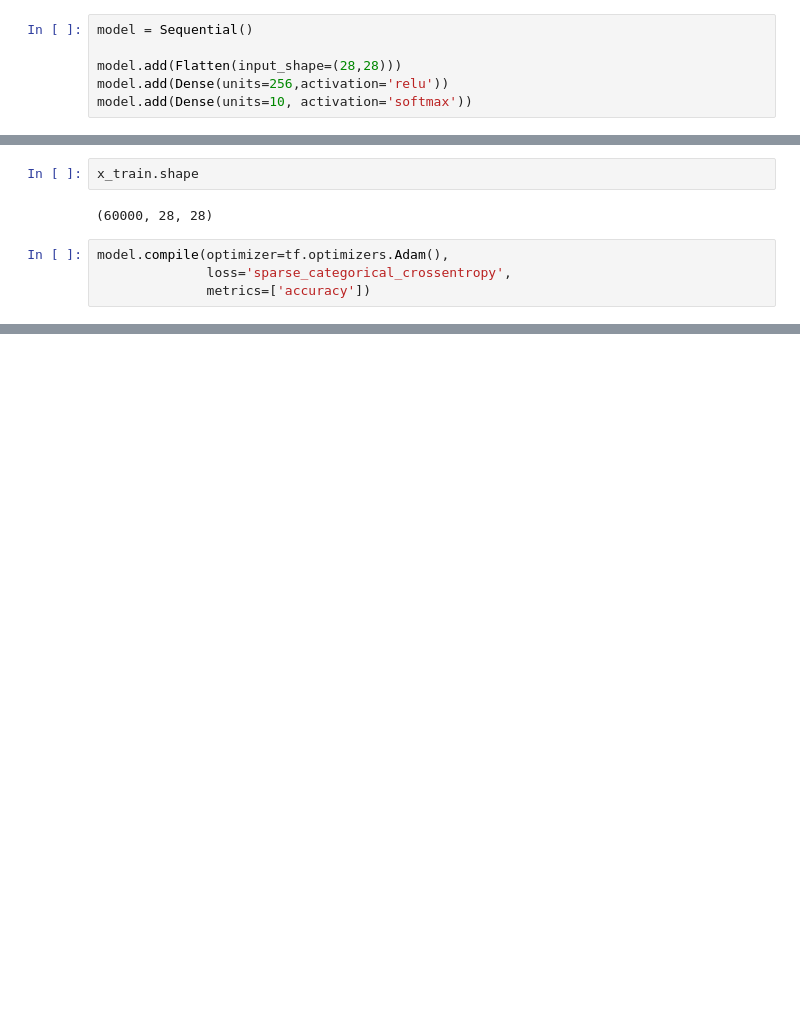
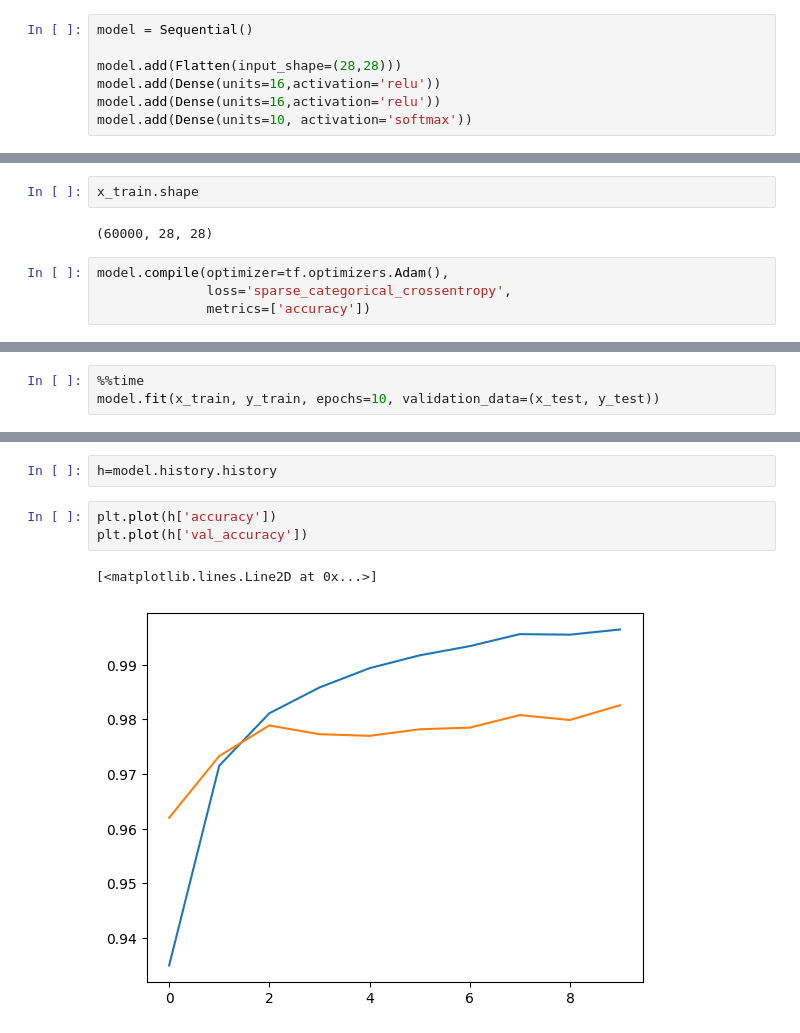
Before and after one commit to pgodschalk/practicalDL, a Jupyter notebook: Untitled.ipynb, the cells around one changed output, grey strips where cells are left out. Saved outputs shown, nothing was run; the diff lists cells and outputs as text; blank space fills up the shorter version.

Commit message:
Train a model

```diff
--- a/Untitled.ipynb
+++ b/Untitled.ipynb
@@ -74,7 +74,8 @@ from tensorflow.keras.layers import Dense, Flatten
 model = Sequential()
 
 model.add(Flatten(input_shape=(28,28)))
-model.add(Dense(units=256,activation='relu'))
+model.add(Dense(units=16,activation='relu'))
+model.add(Dense(units=16,activation='relu'))
 model.add(Dense(units=10, activation='softmax'))
 # %%
 model.summary()
@@ -124,0 +110,3 @@ Type:      method
+# %%
+%%time
+model.fit(x_train, y_train, epochs=10, validation_data=(x_test, y_test))
@@ -124,0 +132,8 @@ Type:      method
+# %%
+h=model.history.history
+# %%
+plt.plot(h['accuracy'])
+plt.plot(h['val_accuracy'])
+# %% [output]
+[<matplotlib.lines.Line2D at 0x...>]
+[figure, added]
```
Also changed, not shown: parts of 3 cells of this notebook, 1 other file.
